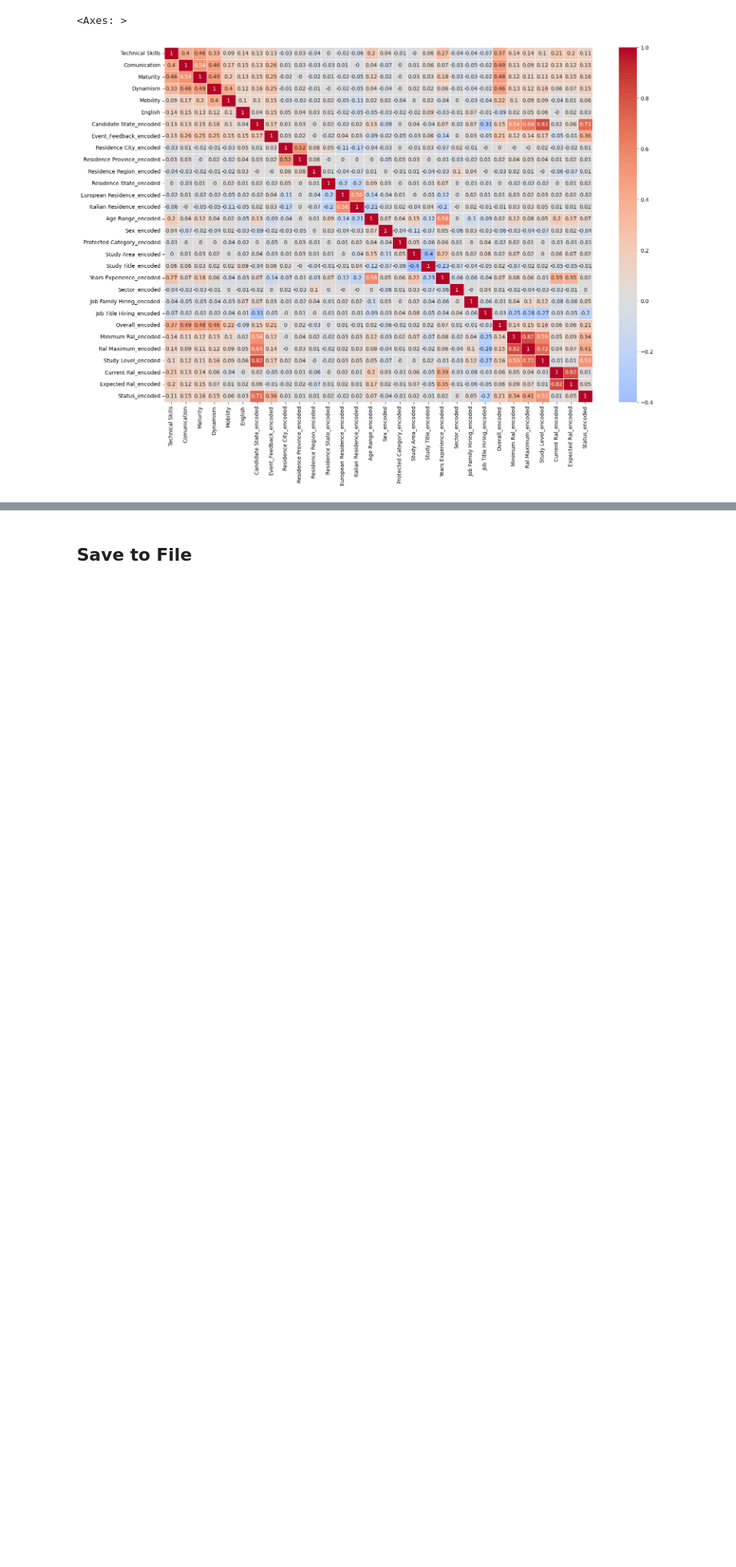
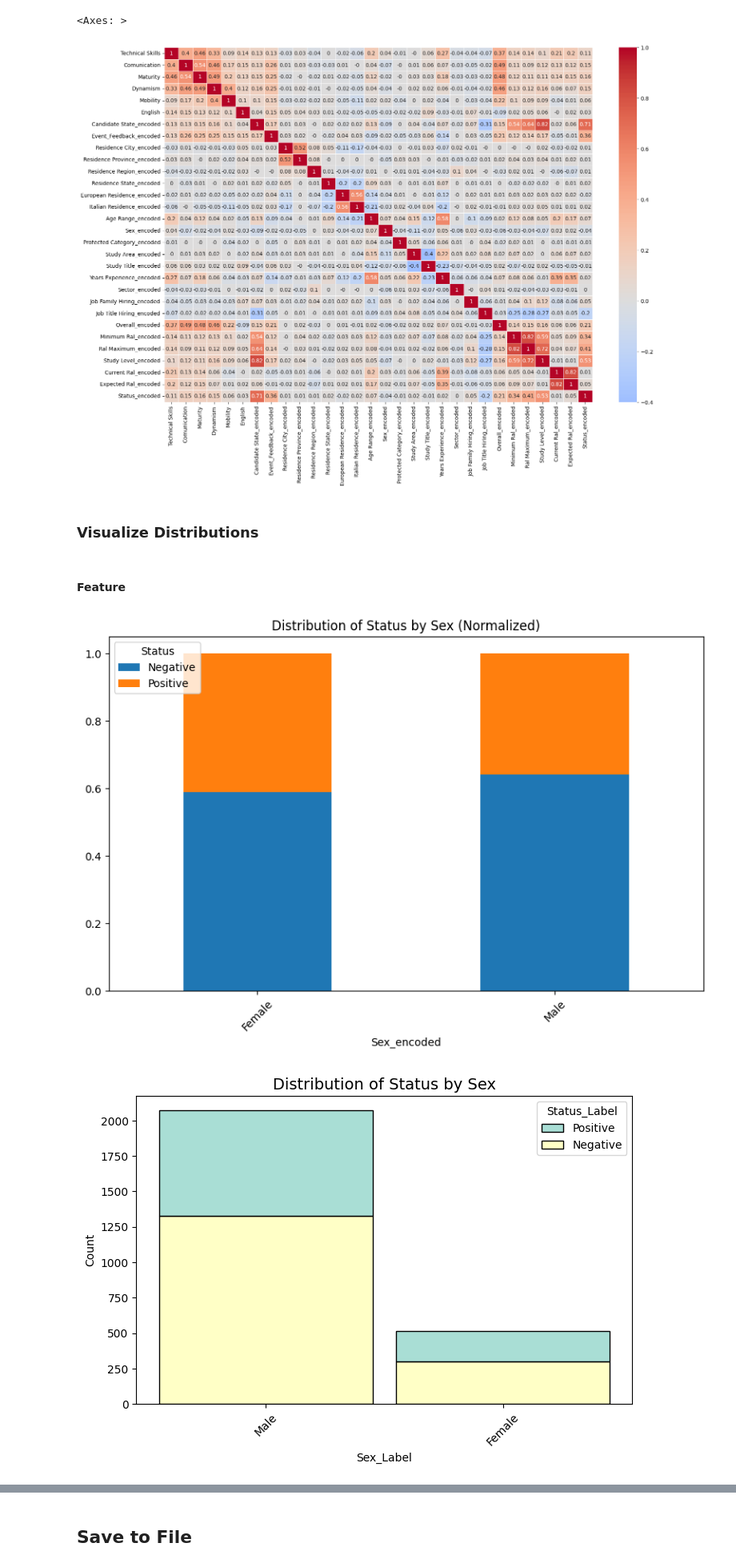
Before and after one commit to bertiandrea/ProjectWork_AEQUITAS_AKKODIS, a Jupyter notebook: code/Akkodis_Fairness_Analysis_PRE.ipynb, the cells around one changed output, grey strips where cells are left out. Shown at 80% size. Drawn from its saved outputs; the diff is of its cells as text; code cells hidden in the pictures; blank space fills up the shorter version.

```diff
--- a/code/Akkodis_Fairness_Analysis_PRE.ipynb
+++ b/code/Akkodis_Fairness_Analysis_PRE.ipynb
@@ -179,7 +179,8 @@ config['categorical_columns_custom_orders'] = {
 }
 config['visualize_columns'] = ['Candidate State', 'Age Range', 'Sex', 'Protected Category', 'Study Area', 'Study Title', 'Years Experience', 'Current Ral']
 config['sensitive_columns'] = ['Sex', 'Age Range', 'Protected Category']
-config['visualize_distributions_columns'] = ['Age Range']
+config['visualize_distributions_columns_by_feature'] = ['Sex', 'Age Range', 'Protected Category']
+config['visualize_distributions_columns_by_status'] = ['Age Range']
 # %% [markdown]
 ## Data Preprocessing
 # %% [markdown]
@@ -557,3 +560,53 @@ sns.heatmap(df.corr().round(2), annot=True, cmap='coolwarm', center=0, linewidth
 # %% [output]
 <Axes: >
 [figure]
+# %% [markdown]
+### Visualize Distributions
+# %% [markdown]
+#### Feature
+# %%
+for snstv_col in config['visualize_distributions_columns_by_feature']:
+    sensitive_map = {v: k for k, v in encoding_mappings[snstv_col].items()}
+    status_map = {v: k for k, v in encoding_mappings['Status'].items()}
+
+    pivot = df.pivot_table(
+        index=f"{snstv_col}_encoded",
+        columns='Status_encoded',
+        aggfunc='size',
+        fill_value=0
+    )
+
+    pivot_percentage = pivot.div(pivot.sum(axis=1), axis=0)
+    pivot_percentage.index = pivot_percentage.index.map(sensitive_map)
+    pivot_percentage.columns = pivot_percentage.columns.map(status_map)
+
+    plot_df = df.copy()
+    plot_df[f"{snstv_col}_Label"] = plot_df[f"{snstv_col}_encoded"].map(sensitive_map)
+    plot_df["Status_Label"] = plot_df["Status_encoded"].map(status_map)
+
+    if snstv_col in config['categorical_columns_custom_orders']:
+        plot_df[f"{snstv_col}_Label"] = pd.Categorical(
+            plot_df[f"{snstv_col}_Label"],
+            categories=config['categorical_columns_custom_orders'][snstv_col],
+            ordered=True
+        )
+
+    pivot_percentage.plot(kind='bar', stacked=True, figsize=(10, 6))
+    plt.title(f"Distribution of Status by {snstv_col} (Normalized)")
+    plt.xticks(rotation=45)
+    plt.legend(title='Status', loc='upper left')
+
+    plt.figure(figsize=(8, 5))
+    sns.histplot(
+        data=plot_df,
+        x=f"{snstv_col}_Label",
+        hue="Status_Label",
+        multiple="stack",
+        palette="Set3",
+        shrink=0.9,
+    )
+    plt.title(f"Distribution of Status by {snstv_col}", fontsize=14)
+    plt.xticks(rotation=45)
+# %% [output]
+[figure, added]
+[figure, added]
```
Also changed, not shown: parts of 10 cells of this notebook, 3 other files.
